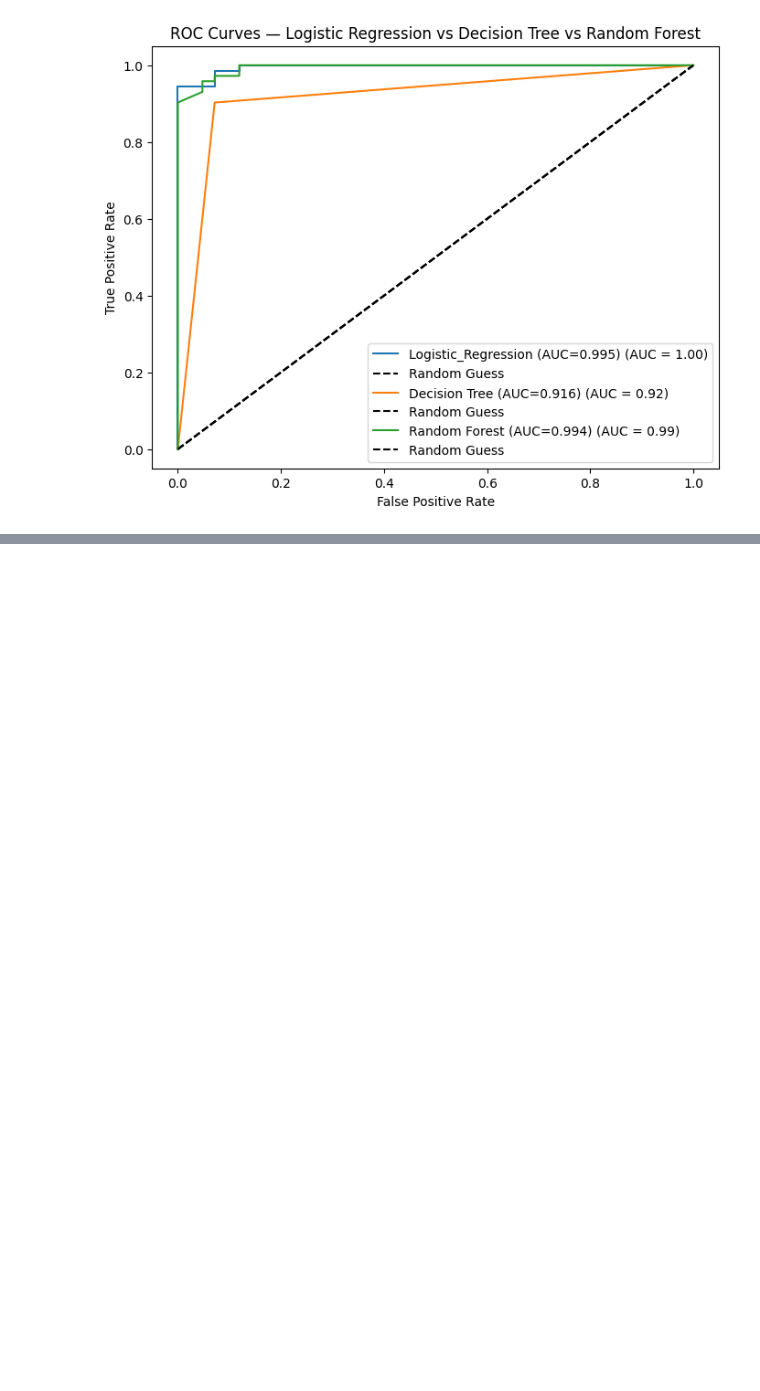
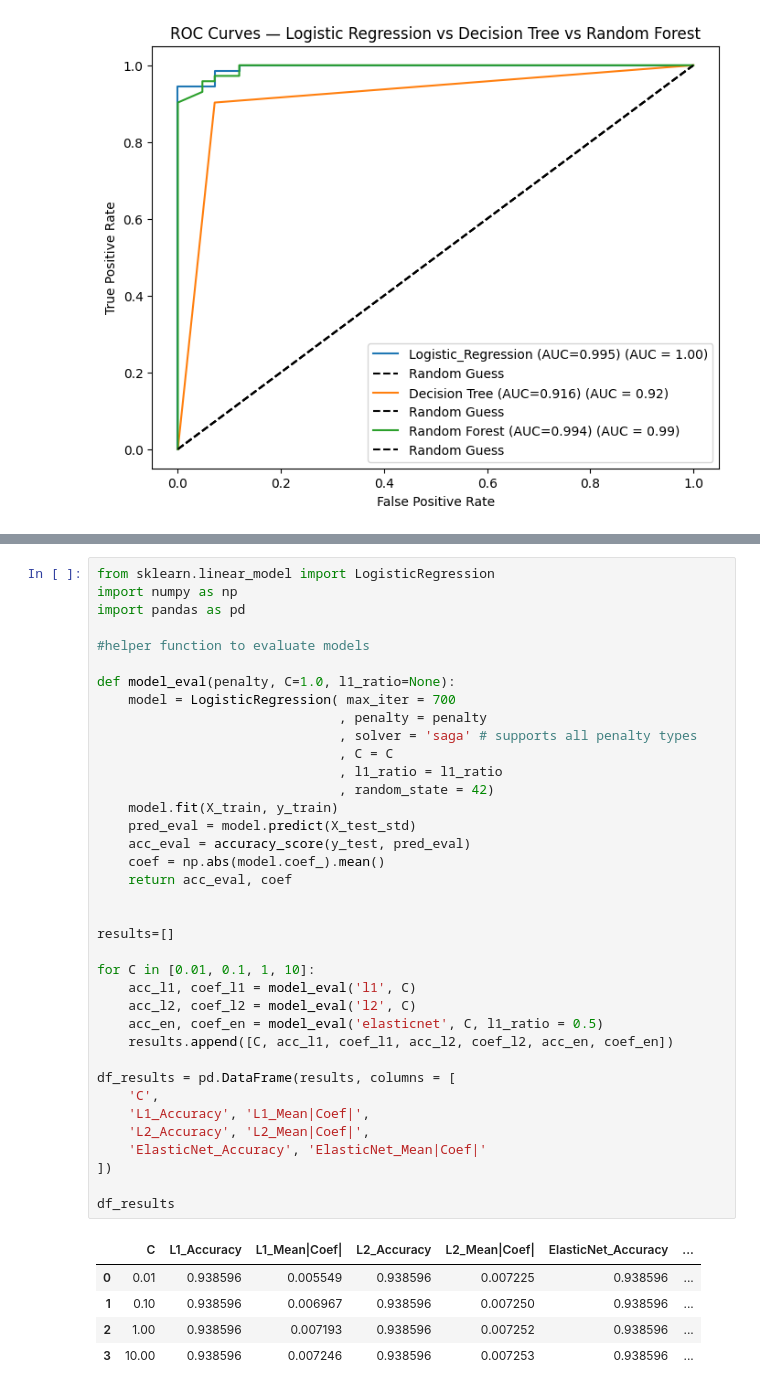
Before and after one commit to gokulsukesan/ai-solution-architect-transition, a Jupyter notebook: month1_core_ml/notebooks/ml_basics.ipynb, the cells around one changed output, grey strips where cells are left out. Saved outputs shown, nothing was run; the diff lists cells and outputs as text; blank space fills up the shorter version.

```diff
--- a/month1_core_ml/notebooks/ml_basics.ipynb
+++ b/month1_core_ml/notebooks/ml_basics.ipynb
@@ -514,0 +567,43 @@ Random Forest (AUC=0.994)
+# %%
+from sklearn.linear_model import LogisticRegression
+import numpy as np
+import pandas as pd
+
+#helper function to evaluate models
+
+def model_eval(penalty, C=1.0, l1_ratio=None):
+    model = LogisticRegression( max_iter = 700
+                               , penalty = penalty
+                               , solver = 'saga' # supports all penalty types
+                               , C = C
+                               , l1_ratio = l1_ratio
+                               , random_state = 42)
+    model.fit(X_train, y_train)
+    pred_eval = model.predict(X_test_std)
+    acc_eval = accuracy_score(y_test, pred_eval)
+    coef = np.abs(model.coef_).mean()
+    return acc_eval, coef
+
+
+results=[]
+
+for C in [0.01, 0.1, 1, 10]:
+    acc_l1, coef_l1 = model_eval('l1', C)
+    acc_l2, coef_l2 = model_eval('l2', C)
+    acc_en, coef_en = model_eval('elasticnet', C, l1_ratio = 0.5)
+    results.append([C, acc_l1, coef_l1, acc_l2, coef_l2, acc_en, coef_en])
+
+df_results = pd.DataFrame(results, columns = [
+    'C',
+    'L1_Accuracy', 'L1_Mean|Coef|',
+    'L2_Accuracy', 'L2_Mean|Coef|',
+    'ElasticNet_Accuracy', 'ElasticNet_Mean|Coef|'
+])
+
+df_results
+# %% [output]
+|  | C | L1_Accuracy | L1_Mean|Coef| | L2_Accuracy | L2_Mean|Coef| | ElasticNet_Accuracy | ... |
+| 0 | 0.01 | 0.938596 | 0.005549 | 0.938596 | 0.007225 | 0.938596 | ... |
+| 1 | 0.10 | 0.938596 | 0.006967 | 0.938596 | 0.007250 | 0.938596 | ... |
+| 2 | 1.00 | 0.938596 | 0.007193 | 0.938596 | 0.007252 | 0.938596 | ... |
+| 3 | 10.00 | 0.938596 | 0.007246 | 0.938596 | 0.007253 | 0.938596 | ... |
```
Also changed, not shown: parts of 8 cells of this notebook.
